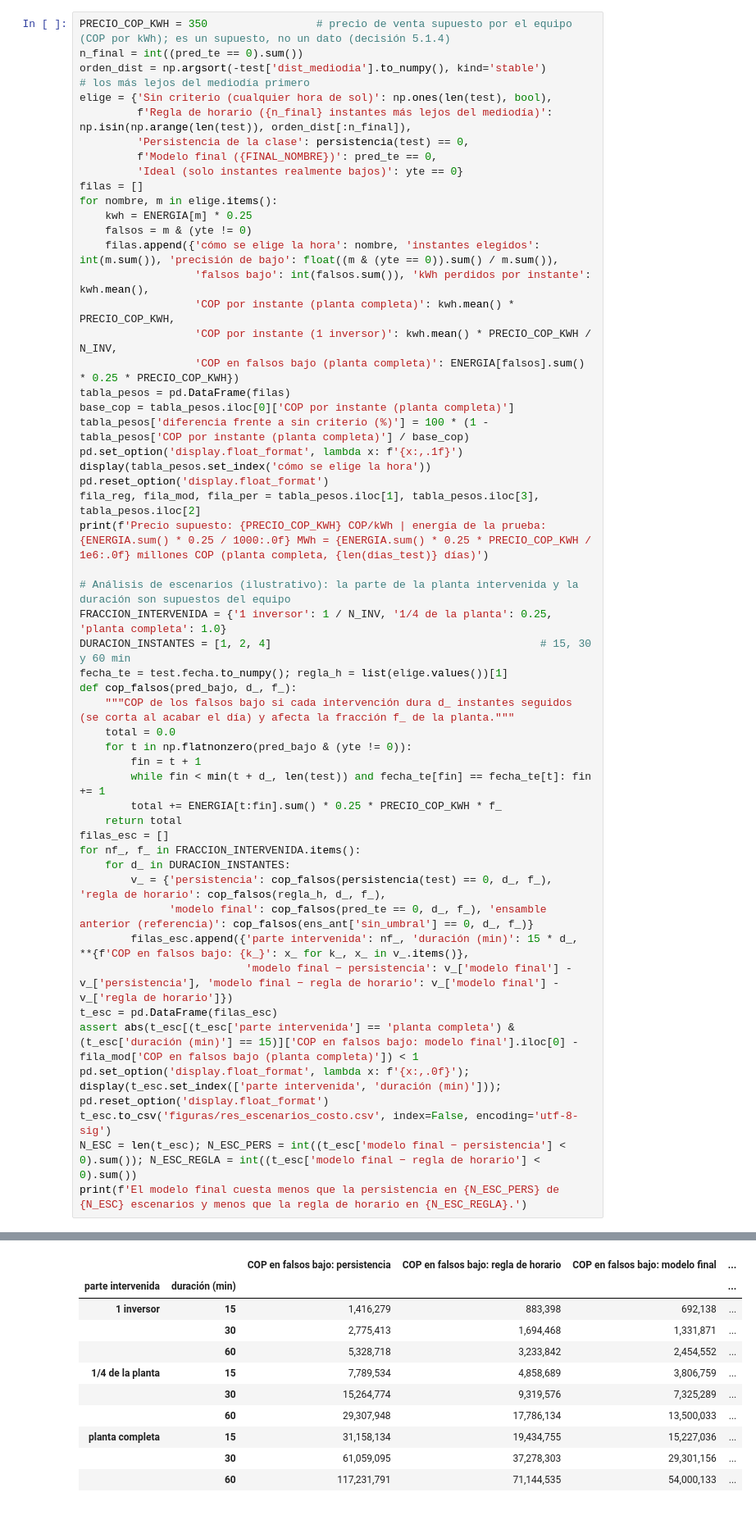
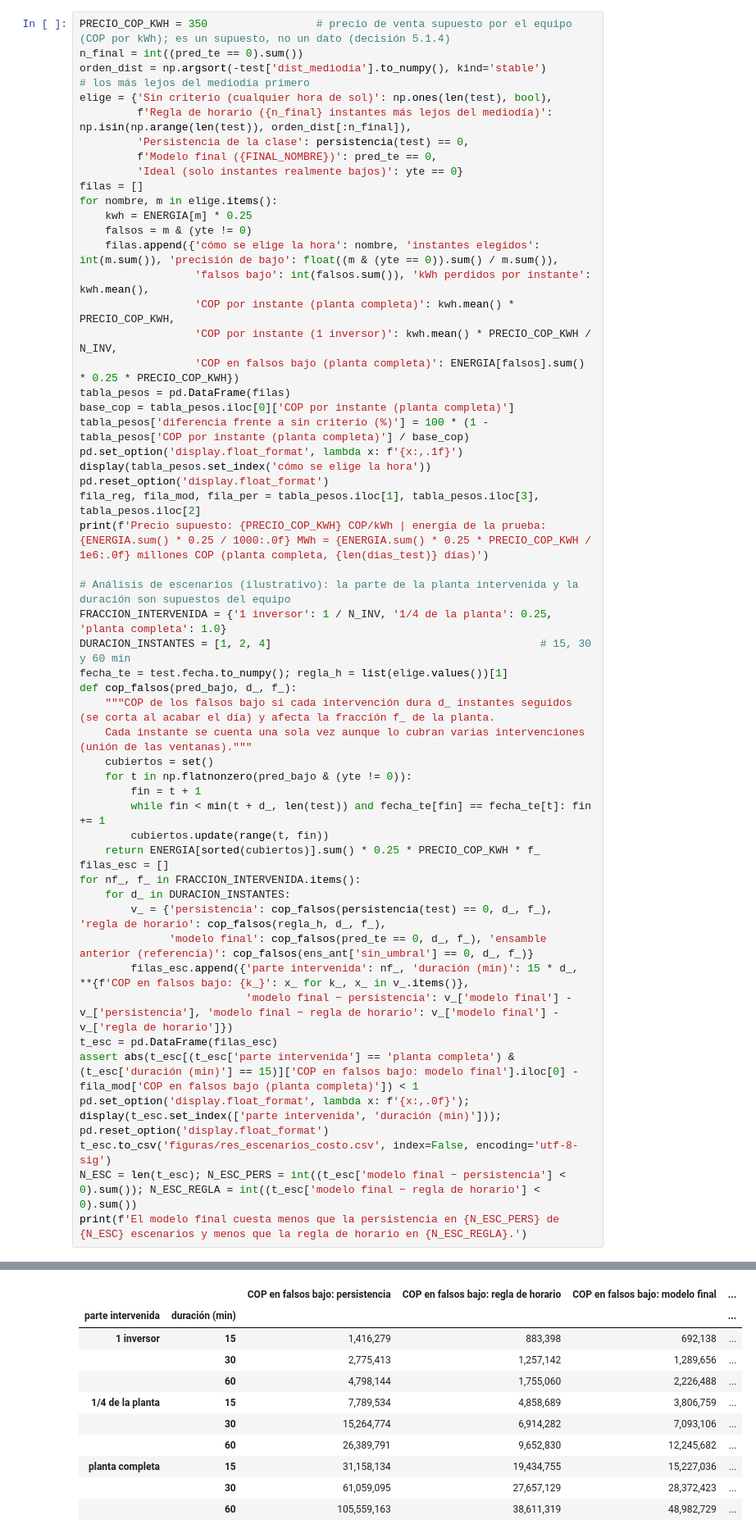
Before and after one commit to JMIGUEL-C/O-M_Forescasting, a Jupyter notebook: Proyecto4_Planta2.ipynb, the cells around one changed output, grey strips where cells are left out. Shown at 82% size. Drawn from its saved outputs; the diff is of its cells as text.

```diff
--- a/Proyecto4_Planta2.ipynb
+++ b/Proyecto4_Planta2.ipynb
@@ -3204,43 +3204,44 @@ FRACCION_INTERVENIDA = {'1 inversor': 1 / N_INV, '1/4 de la planta': 0.25, 'plan
 DURACION_INSTANTES = [1, 2, 4]                                          # 15, 30 y 60 min
 fecha_te = test.fecha.to_numpy(); regla_h = list(elige.values())[1]
 def cop_falsos(pred_bajo, d_, f_):
-    """COP de los falsos bajo si cada intervención dura d_ instantes seguidos (se corta al acabar el día) y afecta la fracción f_ de la planta."""
-    total = 0.0
+    """COP de los falsos bajo si cada intervención dura d_ instantes seguidos (se corta al acabar el día) y afecta la fracción f_ de la planta.
+    Cada instante se cuenta una sola vez aunque lo cubran varias intervenciones (unión de las ventanas)."""
+    cubiertos = set()
     for t in np.flatnonzero(pred_bajo & (yte != 0)):
         fin = t + 1
         while fin < min(t + d_, len(test)) and fecha_te[fin] == fecha_te[t]: fin += 1
-        total += ENERGIA[t:fin].sum() * 0.25 * PRECIO_COP_KWH * f_
-    return total
+        cubiertos.update(range(t, fin))
+    return ENERGIA[sorted(cubiertos)].sum() * 0.25 * PRECIO_COP_KWH * f_
 filas_esc = []
 for nf_, f_ in FRACCION_INTERVENIDA.items():
     for d_ in DURACION_INSTANTES:
         v_ = {'persistencia': cop_falsos(persistencia(test) == 0, d_, f_), 'regla de horario': cop_falsos(regla_h, d_, f_),
               'modelo final': cop_falsos(pred_te == 0, d_, f_), 'ensamble anterior (referencia)': cop_falsos(ens_ant['sin_umbral'] == 0, d_, f_)}
         filas_esc.append({'parte intervenida': nf_, 'duración (min)': 15 * d_, **{f'COP en falsos bajo: {k_}': x_ for k_, x_ in v_.items()},
                           'modelo final − persistencia': v_['modelo final'] - v_['persistencia'], 'modelo final − regla de horario': v_['modelo final'] - v_['regla de horario']})
 t_esc = pd.DataFrame(filas_esc)
 assert abs(t_esc[(t_esc['parte intervenida'] == 'planta completa') & (t_esc['duración (min)'] == 15)]['COP en falsos bajo: modelo final'].iloc[0] - fila_mod['COP en falsos bajo (planta completa)']) < 1
 pd.set_option('display.float_format', lambda x: f'{x:,.0f}'); display(t_esc.set_index(['parte intervenida', 'duración (min)'])); pd.reset_option('display.float_format')
 t_esc.to_csv('figuras/res_escenarios_costo.csv', index=False, encoding='utf-8-sig')
 N_ESC = len(t_esc); N_ESC_PERS = int((t_esc['modelo final − persistencia'] < 0).sum()); N_ESC_REGLA = int((t_esc['modelo final − regla de horario'] < 0).sum())
 print(f'El modelo final cuesta menos que la persistencia en {N_ESC_PERS} de {N_ESC} escenarios y menos que la regla de horario en {N_ESC_REGLA}.')
 # %% [output]
 |  | instantes elegidos | precisión de bajo | falsos bajo | kWh perdidos por instante | ... |
 | cómo se elige la hora |  |  |  |  | ... |
 | Sin criterio (cualquier hora de sol) | 340 | 0.5 | 175 | 2,146.9 | ... |
 | Regla de horario (142 instantes m... | 142 | 0.9 | 21 | 1,178.6 | ... |
 | Persistencia de la clase | 165 | 0.8 | 31 | 1,321.5 | ... |
 | Modelo final (Random Forest (conj... | 142 | 0.9 | 15 | 1,158.3 | ... |
 | Ideal (solo instantes realmente b... | 165 | 1.0 | 0 | 1,072.7 | ... |
 Precio supuesto: 350 COP/kWh | energía de la prueba: 730 MWh = 255 millones COP (planta completa, 7 días)
 |  |  | COP en falsos bajo: persistencia | COP en falsos bajo: regla de horario | COP en falsos bajo: modelo final | ... |
 | parte intervenida | duración (min) |  |  |  | ... |
 | 1 inversor | 15 | 1,416,279 | 883,398 | 692,138 | ... |
-|  | 30 | 2,775,413 | 1,694,468 | 1,331,871 | ... |
-|  | 60 | 5,328,718 | 3,233,842 | 2,454,552 | ... |
+|  | 30 | 2,775,413 | 1,257,142 | 1,289,656 | ... |
+|  | 60 | 4,798,144 | 1,755,060 | 2,226,488 | ... |
 | 1/4 de la planta | 15 | 7,789,534 | 4,858,689 | 3,806,759 | ... |
-|  | 30 | 15,264,774 | 9,319,576 | 7,325,289 | ... |
-|  | 60 | 29,307,948 | 17,786,134 | 13,500,033 | ... |
+|  | 30 | 15,264,774 | 6,914,282 | 7,093,106 | ... |
+|  | 60 | 26,389,791 | 9,652,830 | 12,245,682 | ... |
 | planta completa | 15 | 31,158,134 | 19,434,755 | 15,227,036 | ... |
-|  | 30 | 61,059,095 | 37,278,303 | 29,301,156 | ... |
-|  | 60 | 117,231,791 | 71,144,535 | 54,000,133 | ... |
+|  | 30 | 61,059,095 | 27,657,129 | 28,372,423 | ... |
+|  | 60 | 105,559,163 | 38,611,319 | 48,982,729 | ... |
```
Also changed, not shown: parts of 8 cells of this notebook, 7 other files.
